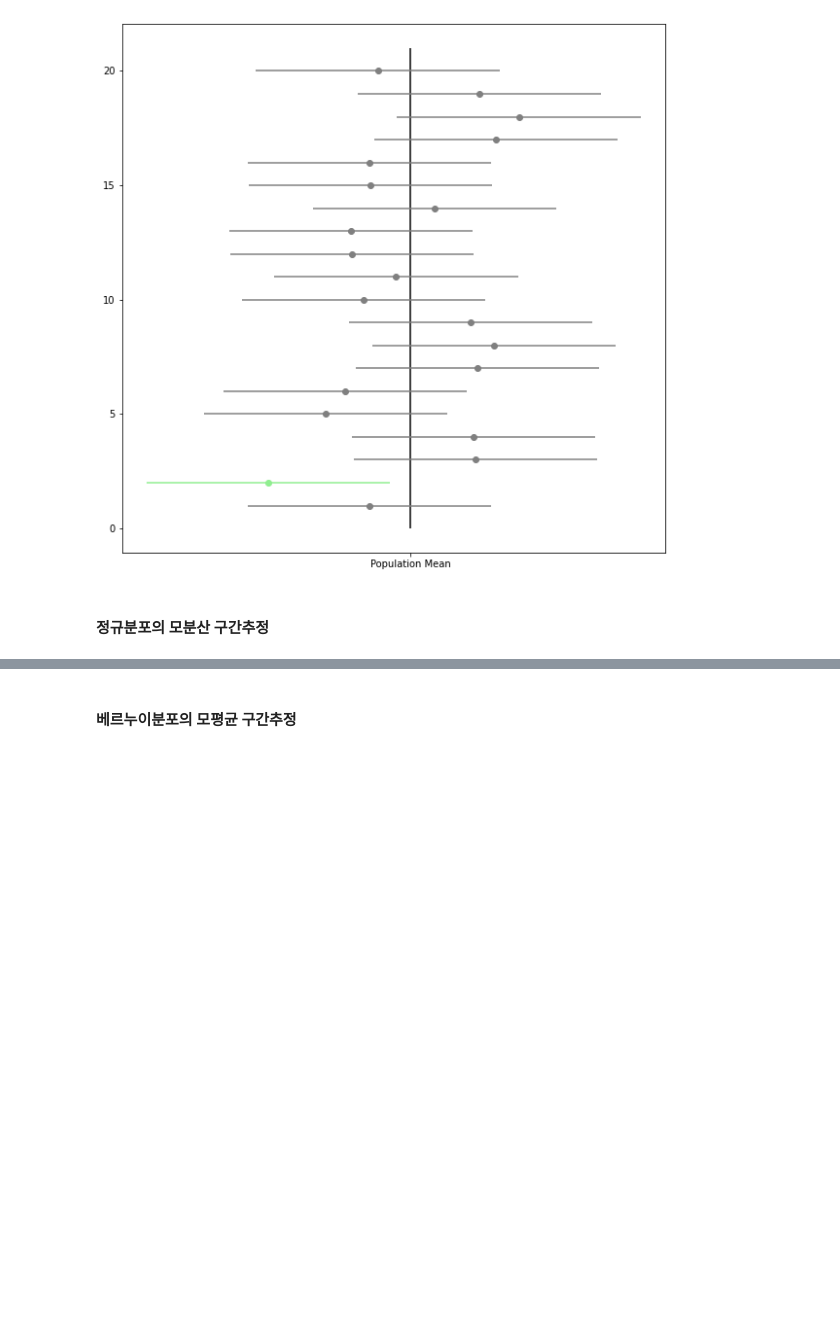
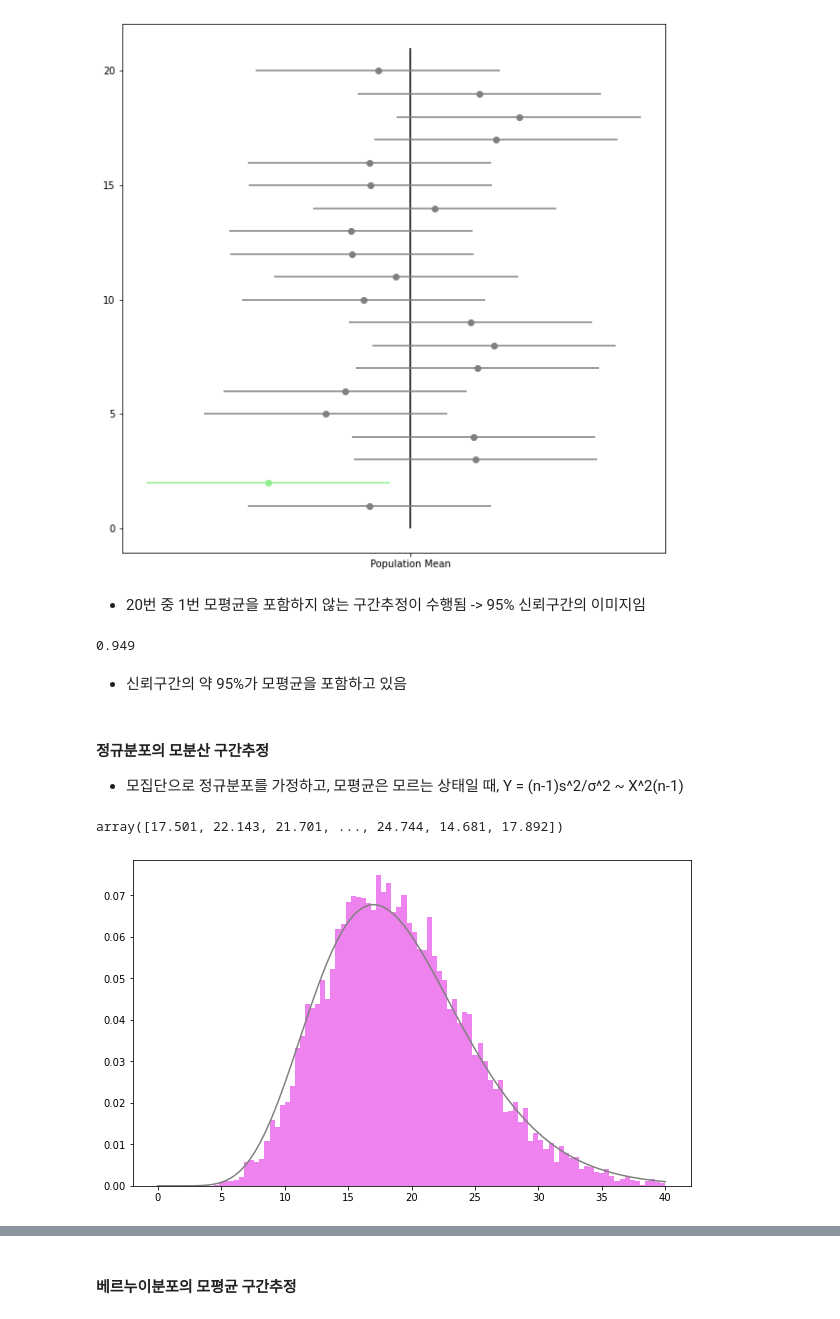
Before and after one commit to choi-aerim/cakd7_class, a Jupyter notebook: m3_ 통계/Statistics_3.ipynb, the cells around one changed output, grey strips where cells are left out. Drawn from its saved outputs; the diff is of its cells as text; code cells hidden in the pictures; blank space fills up the shorter version.

```diff
--- a/m3_ 통계/Statistics_3.ipynb
+++ b/m3_ 통계/Statistics_3.ipynb
@@ -202,5 +213,53 @@ for i in range(n_samples):
 plt.show()
 # %% [output]
 [figure]
+# %% [markdown]
+- 20번 중 1번 모평균을 포함하지 않는 구간추정이 수행됨 -> 95% 신뢰구간의 이미지임
+# %%
+rv = stats.norm()
+cnt = 0
+
+for sample_ in samples:
+    s_mean_ = np.mean(sample_)
+    lcl = s_mean_ - rv.isf(0.025) * np.sqrt(p_var/n)
+    ucl = s_mean_ - rv.isf(0.975) * np.sqrt(p_var/n)
+
+    if lcl <= p_mean <= ucl:
+        cnt += 1
+
+cnt / len(samples)
+# %% [output]
+0.949
+# %% [markdown]
+- 신뢰구간의 약 95%가 모평균을 포함하고 있음
 # %% [markdown]
 #### 정규분포의 모분산 구간추정
+- 모집단으로 정규분포를 가정하고, 모평균은 모르는 상태일 때,
+Y = (n-1)s^2/σ^2  ~ X^2(n-1)
+# %%
+# 1만개의 X 표본데이터를 가지고  Y의 표본 데이터 생성
+
+samples_u_vars = np.var(samples, axis = 1, ddof = 1)  # 불편분산
+
+sample_y = samples_u_vars * (n-1) / p_var
+sample_y
+# %% [output]
+array([17.501, 22.143, 21.701, ..., 24.744, 14.681, 17.892])
+# %%
+# Y의 표본 데이터 히스토그램, X^2(n-1) 밀도함수 그리기
+
+fig = plt.figure(figsize = (10,6))
+ax = fig.add_subplot(111)
+
+
+n = 20
+xs = np.linspace(0, 40, 100)
+
+# X^2(n-1) 밀도함수 그리기
+rv = stats.chi2(df = n-1)
+ax.plot(xs, rv.pdf(xs), color = 'gray')
+
+# Y의 표본 데이터 히스토그램
+hist, _, _ = ax.hist(sample_y, bins = 100, range = (0,40), density = True, color = 'violet')
+# %% [output]
+[figure, added]
```
Also changed, not shown: parts of 28 cells of this notebook, 1 other file.
